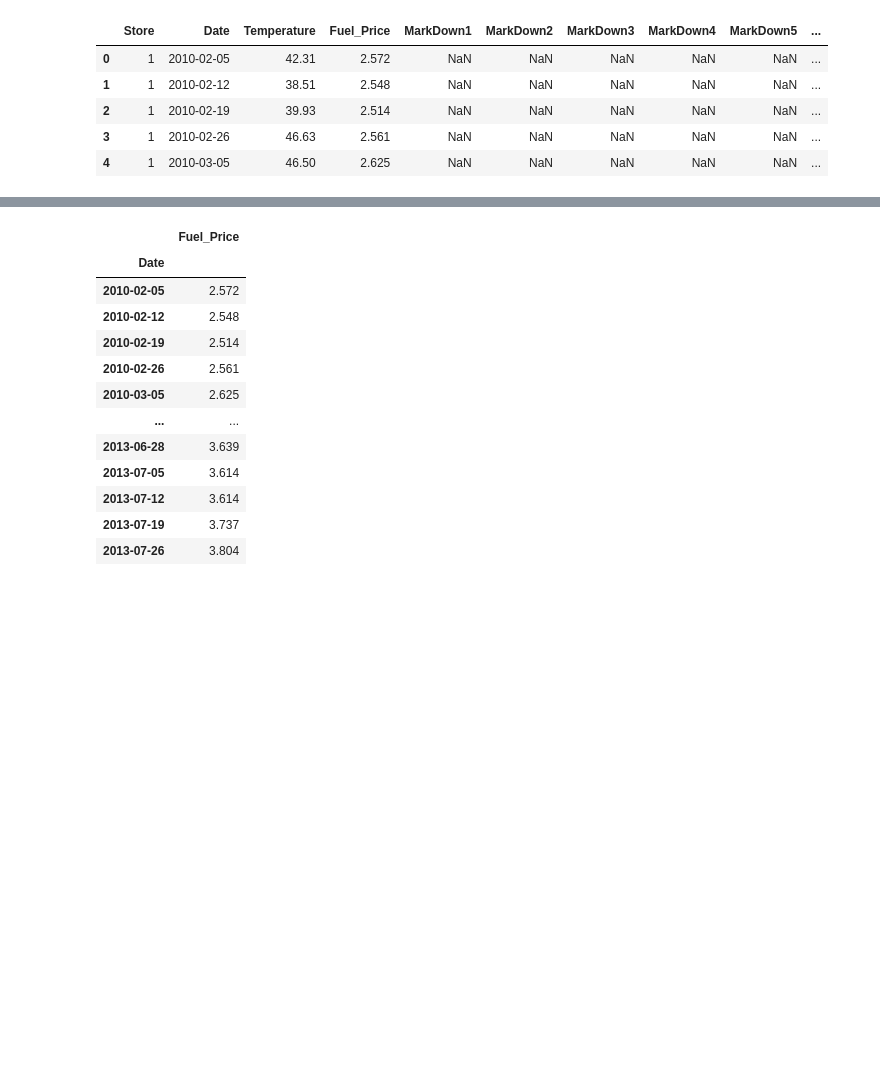
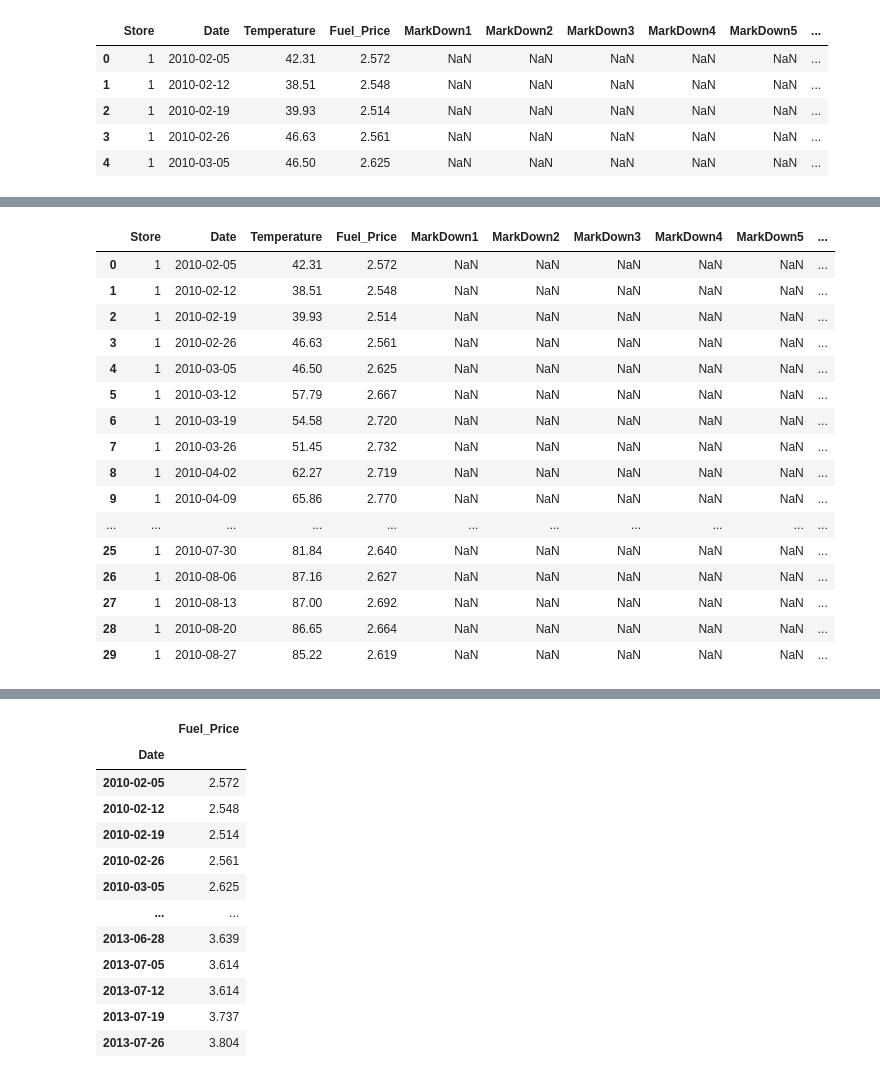
Before and after one commit to robsonbfreitas/TrabalhoFinal, a Jupyter notebook: TrabalhoFinal.ipynb, the cells around one changed output, grey strips where cells are left out. Cells and saved outputs as stored; diff of their text form; code cells hidden in the pictures; blank space fills up the shorter version.

```diff
--- a/TrabalhoFinal.ipynb
+++ b/TrabalhoFinal.ipynb
@@ -16,0 +61,20 @@ df.head()
+# %%
+df2.head(30)
+# %% [output]
+|  | Store | Date | Temperature | Fuel_Price | MarkDown1 | MarkDown2 | MarkDown3 | MarkDown4 | MarkDown5 | ... |
+| 0 | 1 | 2010-02-05 | 42.31 | 2.572 | NaN | NaN | NaN | NaN | NaN | ... |
+| 1 | 1 | 2010-02-12 | 38.51 | 2.548 | NaN | NaN | NaN | NaN | NaN | ... |
+| 2 | 1 | 2010-02-19 | 39.93 | 2.514 | NaN | NaN | NaN | NaN | NaN | ... |
+| 3 | 1 | 2010-02-26 | 46.63 | 2.561 | NaN | NaN | NaN | NaN | NaN | ... |
+| 4 | 1 | 2010-03-05 | 46.50 | 2.625 | NaN | NaN | NaN | NaN | NaN | ... |
+| 5 | 1 | 2010-03-12 | 57.79 | 2.667 | NaN | NaN | NaN | NaN | NaN | ... |
+| 6 | 1 | 2010-03-19 | 54.58 | 2.720 | NaN | NaN | NaN | NaN | NaN | ... |
+| 7 | 1 | 2010-03-26 | 51.45 | 2.732 | NaN | NaN | NaN | NaN | NaN | ... |
+| 8 | 1 | 2010-04-02 | 62.27 | 2.719 | NaN | NaN | NaN | NaN | NaN | ... |
+| 9 | 1 | 2010-04-09 | 65.86 | 2.770 | NaN | NaN | NaN | NaN | NaN | ... |
+| ... | ... | ... | ... | ... | ... | ... | ... | ... | ... | ... |
+| 25 | 1 | 2010-07-30 | 81.84 | 2.640 | NaN | NaN | NaN | NaN | NaN | ... |
+| 26 | 1 | 2010-08-06 | 87.16 | 2.627 | NaN | NaN | NaN | NaN | NaN | ... |
+| 27 | 1 | 2010-08-13 | 87.00 | 2.692 | NaN | NaN | NaN | NaN | NaN | ... |
+| 28 | 1 | 2010-08-20 | 86.65 | 2.664 | NaN | NaN | NaN | NaN | NaN | ... |
+| 29 | 1 | 2010-08-27 | 85.22 | 2.619 | NaN | NaN | NaN | NaN | NaN | ... |
```
Also changed, not shown: parts of 10 cells of this notebook.
